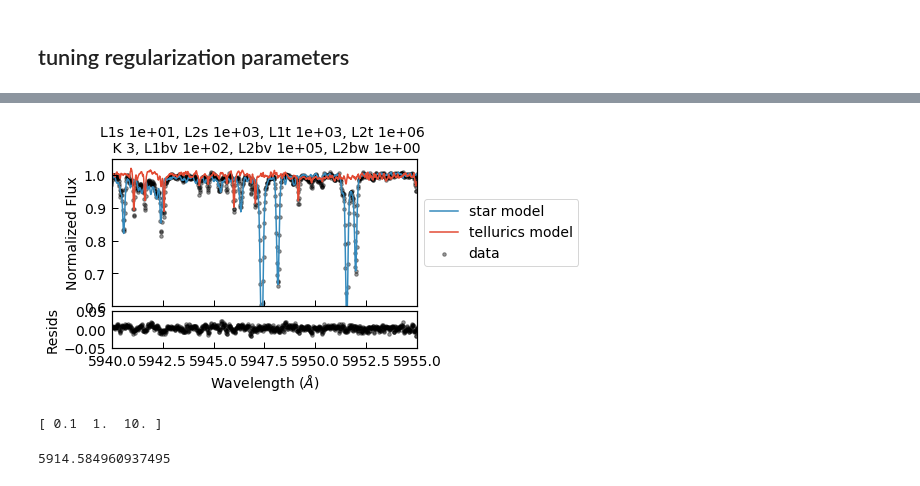
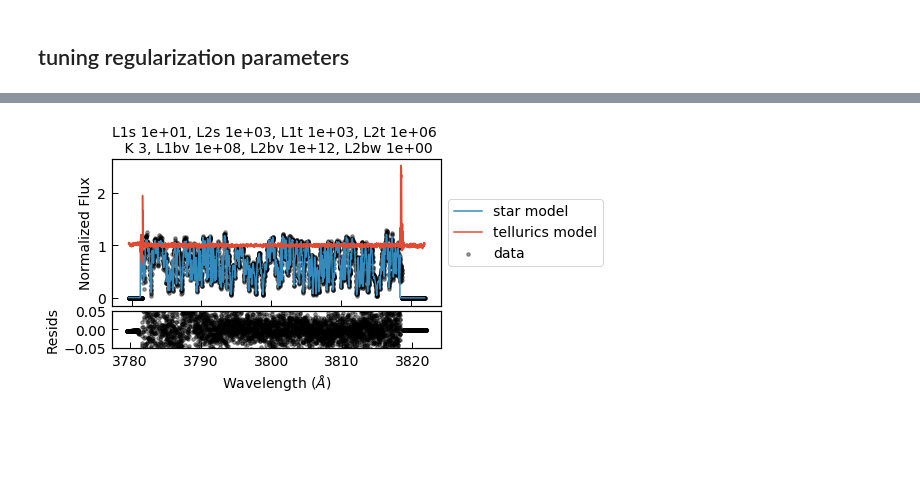
Before and after one commit to megbedell/wobble, a Jupyter notebook: regularization.ipynb, the cells around one changed output, grey strips where cells are left out. Saved outputs shown, nothing was run; the diff lists cells and outputs as text; code cells hidden in the pictures; blank space fills up the shorter version.

Commit message:
changed results handling for faster multi-order performance; automating regularization across all orders

```diff
--- a/regularization.ipynb
+++ b/regularization.ipynb
@@ -7,14 +7,17 @@ import tensorflow as tf
 import wobble
 # %%
 starname = '51peg'
-r = 57
+r = np.arange(30)
 #xlim = [4050, 4055]
-xlim = [5940, 5955]
+#xlim = [5940, 5955]
+#xlim = [3780, 3795]
 #ylim = [0.3, 1.1]
-ylim = [0.6, 1.05]
-#ylim = None
+#ylim = [0.2, 2.]
+xlim = None
+ylim = None
 # %%
-data = wobble.Data(starname+'_e2ds.hdf5', filepath='data/', orders=[r])
+%%time
+data = wobble.Data(starname+'_e2ds.hdf5', filepath='data/', orders=r)
 model = wobble.Model(data)
 model.add_star('star')
 model.add_telluric('tellurics', rvs_fixed=True, variable_bases=3)
@@ -21,9 +29,9 @@ model.add_telluric('tellurics', rvs_fixed=True, variable_bases=3)
 # %%
-model.components[0].L1_template = 1.e1 # star
-model.components[0].L2_template = 1.e3   # star
-model.components[1].L1_template = 1.e3 # tellurics
-model.components[1].L2_template = 1.e6   # tellurics
-model.components[1].L1_basis_vectors = 1.e2
-model.components[1].L2_basis_vectors = 1.e5
-model.components[1].L2_basis_weights = 1. # by definition
+model.components[0].L1_template[0] = 1.e1 # star
+model.components[0].L2_template[0] = 1.e3   # star
+model.components[1].L1_template[0] = 1.e3 # tellurics
+model.components[1].L2_template[0] = 1.e6   # tellurics
+model.components[1].L1_basis_vectors[0] = 1.e8
+model.components[1].L2_basis_vectors[0] = 1.e12
+model.components[1].L2_basis_weights[0] = 1. # by definition
 # %%
@@ -32,40 +44,36 @@ results = wobble.optimize_order(model, data, 0, niter=50, save_history=False, ba
 # %%
 e = 12 # random
 fig, (ax, ax2) = plt.subplots(2, 1, gridspec_kw = {'height_ratios':[4, 1]})
 ax.plot(np.exp(results.xs[0][e]), np.exp(results.star_ys_predicted[0][e]), label='star model', lw=1.5)
 ax.plot(np.exp(results.xs[0][e]), np.exp(results.tellurics_ys_predicted[0][e]), label='tellurics model', lw=1.5)
 ax.scatter(np.exp(results.xs[0][e]), np.exp(results.ys[0][e]), marker=".", alpha=0.4, c='k', label='data')
 ax.set_xlim(xlim)
 ax.set_ylim(ylim)
 ax.set_xticklabels([])
 ax.set_ylabel('Normalized Flux', fontsize=14)
 ax2.scatter(np.exp(results.xs[0][e]), np.exp(results.ys[0][e]) - np.exp(results.ys_predicted[0][e]), marker=".", alpha=0.4, c='k')
 ax2.set_xlim(xlim)
 ax2.set_ylim([-0.05, 0.05])
 ax2.set_xlabel(r'Wavelength ($\AA$)', fontsize=14)
 ax2.set_ylabel('Resids', fontsize=14)
 
 # Shrink current axis by 50%
 box = ax.get_position()
 ax.set_position([box.x0, box.y0, box.width * 0.5, box.height])
 ax.legend(loc='center left', bbox_to_anchor=(1, 0.5), fontsize=14)
 
 ax.set_title('L1s {0:.0e}, L2s {1:.0e}, L1t {2:.0e}, L2t {3:.0e} \n K {4}, L1bv {5:.0e}, L2bv {6:.0e}, L2bw {7:.0e}'.format(
-    model.components[0].L1_template, model.components[0].L2_template,
-    model.components[1].L1_template, model.components[1].L2_template,
-    model.components[1].K, model.components[1].L1_basis_vectors,
-    model.components[1].L2_basis_vectors, model.components[1].L2_basis_weights),
+    model.components[0].L1_template[0], model.components[0].L2_template[0],
+    model.components[1].L1_template[0], model.components[1].L2_template[0],
+    model.components[1].K, model.components[1].L1_basis_vectors[0],
+    model.components[1].L2_basis_vectors[0], model.components[1].L2_basis_weights[0]),
     fontsize=14)
 fig.tight_layout()
 fig.subplots_adjust(hspace=0.05)
 #plt.savefig('regularization/L1s{0:.0e}_L2s{1:.0e}_L1t{2:.0e}_L2t{3:.0e}_K{4}_L1bv{5:.0e}_L2bv{6:.0e}_L2bw{7:.0e}.png'.format(
-#    model.components[0].L1_template, model.components[0].L2_template,
-#    model.components[1].L1_template, model.components[1].L2_template,
-#    model.components[1].K, model.components[1].L1_basis_vectors,
-#    model.components[1].L2_basis_vectors, model.components[1].L2_basis_weights));
+#    model.components[0].L1_template[0], model.components[0].L2_template[0],
+#    model.components[1].L1_template[0], model.components[1].L2_template[0],
+#    model.components[1].K, model.components[1].L1_basis_vectors[0],
+#    model.components[1].L2_basis_vectors[0], model.components[1].L2_basis_weights[0]));
 # %% [output]
-[figure, old version]
+[figure, new version]
-# %%
-print(np.logspace(-1.0, 1.0, num=3))
-# %% [output]
-[ 0.1  1.  10. ]
@@ -74,4 +79,0 @@ xs = np.exp(results.xs[0][e])
-# %%
-np.percentile(xs,20.) - 7.5
-# %% [output]
-5914.584960937495
```
Also changed, not shown: parts of 3 cells of this notebook, 2 other files.
